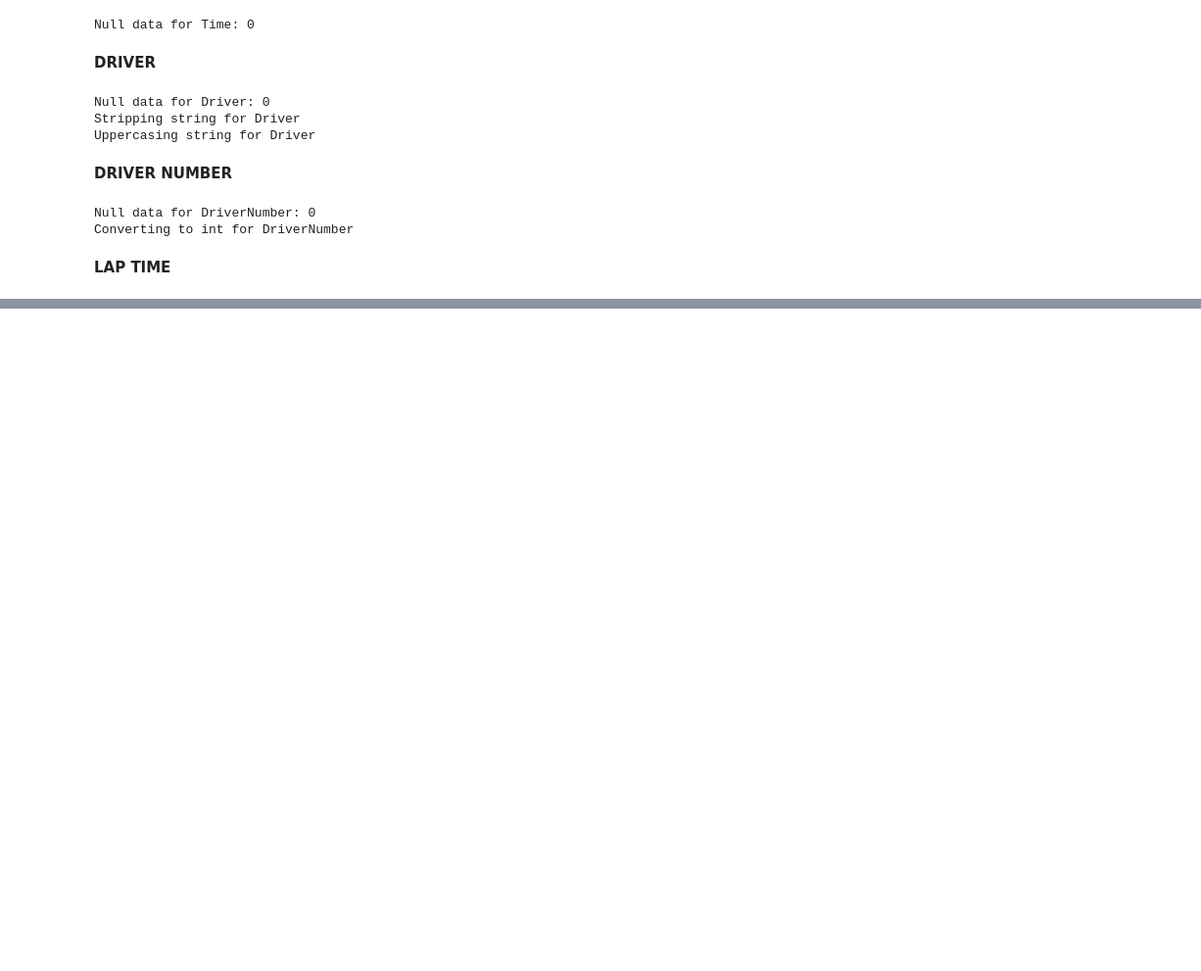
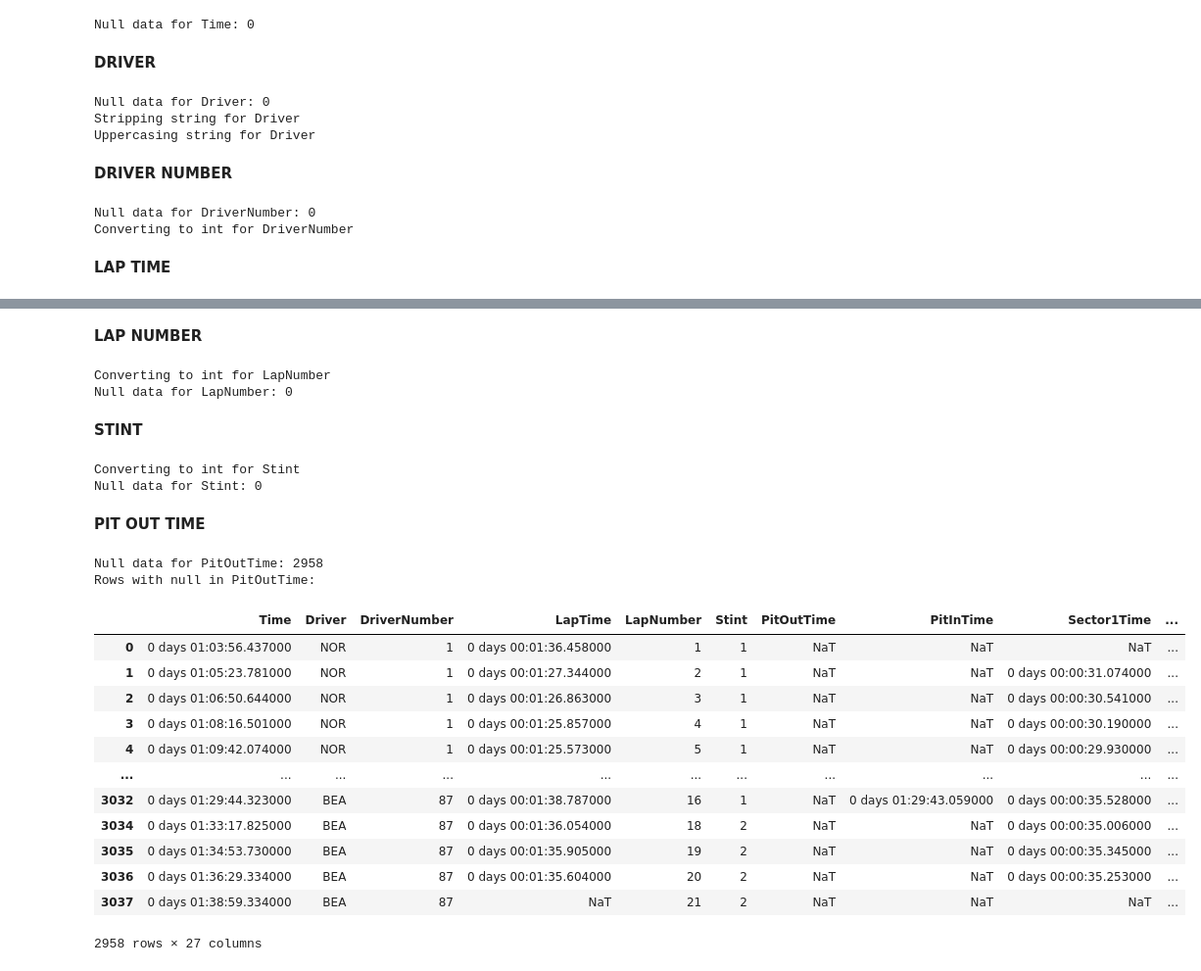
Before and after one commit to Torasputr/f1-data-engineering, a Jupyter notebook: scripts/bronze_to_silver.ipynb, the cells around one changed output, grey strips where cells are left out. Shown at 98% size. Drawn from its saved outputs; the diff is of its cells as text; code cells hidden in the pictures; blank space fills up the shorter version.

Commit message:
Silver Done

```diff
--- a/scripts/bronze_to_silver.ipynb
+++ b/scripts/bronze_to_silver.ipynb
@@ -18,7 +18,18 @@ Found 3 files
 dfs = [pd.read_parquet(f) for f in files]
 df = pd.concat(dfs, ignore_index=True)
 # %%
-df_silver = df.drop(columns=["FastF1Generated", "ingested_at_utc", "IsAccurate"])
+df_silver = df.drop(columns=[
+    "FastF1Generated",
+    "ingested_at_utc",
+    "IsAccurate",
+    "Sector1SessionTime",
+    "Sector2SessionTime",
+    "Sector3SessionTime",
+    "LapStartTime",
+    "LapStartDate",
+    "Deleted",
+    "DeletedReason"
+])
 # %%
 key_cols = ["season", "round_number", "Driver", "LapNumber"]
 dup_cnt = df_silver.duplicated(subset=key_cols).sum()
@@ -37,7 +50,7 @@ def check_null(column):
         mask = column.isna()
         if mask.any():
             print(f"Rows with null in {column.name}:")
-            display(df.loc[mask])
+            display(df_silver.loc[mask])
 def strip_string(column):
     print(f"Stripping string for {column.name}")
     column = column.str.strip()
@@ -147,0 +127,37 @@ memory usage: 765.6+ KB
+# %% [markdown]
+**LAP NUMBER**
+# %%
+df_silver["LapNumber"] = convert_to_int(df_silver["LapNumber"]).astype(int)
+check_null(df_silver["LapNumber"])
+# %% [output]
+Converting to int for LapNumber
+Null data for LapNumber: 0
+# %% [markdown]
+**STINT**
+# %%
+df_silver["Stint"] = convert_to_int(df_silver["Stint"]).astype(int)
+check_null(df_silver["Stint"])
+# %% [output]
+Converting to int for Stint
+Null data for Stint: 0
+# %% [markdown]
+**PIT OUT TIME**
+# %%
+check_null(df_silver["PitOutTime"])
+df_silver["is_pit_out_time_not_na"] = df_silver["PitOutTime"].notna()
+# %% [output]
+Null data for PitOutTime: 2958
+Rows with null in PitOutTime:
+|  | Time | Driver | DriverNumber | LapTime | LapNumber | Stint | PitOutTime | PitInTime | Sector1Time | ... |
+| 0 | 0 days 01:03:56.437000 | NOR | 1 | 0 days 00:01:36.458000 | 1 | 1 | NaT | NaT | NaT | ... |
+| 1 | 0 days 01:05:23.781000 | NOR | 1 | 0 days 00:01:27.344000 | 2 | 1 | NaT | NaT | 0 days 00:00:31.074000 | ... |
+| 2 | 0 days 01:06:50.644000 | NOR | 1 | 0 days 00:01:26.863000 | 3 | 1 | NaT | NaT | 0 days 00:00:30.541000 | ... |
+| 3 | 0 days 01:08:16.501000 | NOR | 1 | 0 days 00:01:25.857000 | 4 | 1 | NaT | NaT | 0 days 00:00:30.190000 | ... |
+| 4 | 0 days 01:09:42.074000 | NOR | 1 | 0 days 00:01:25.573000 | 5 | 1 | NaT | NaT | 0 days 00:00:29.930000 | ... |
+| ... | ... | ... | ... | ... | ... | ... | ... | ... | ... | ... |
+| 3032 | 0 days 01:29:44.323000 | BEA | 87 | 0 days 00:01:38.787000 | 16 | 1 | NaT | 0 days 01:29:43.059000 | 0 days 00:00:35.528000 | ... |
+| 3034 | 0 days 01:33:17.825000 | BEA | 87 | 0 days 00:01:36.054000 | 18 | 2 | NaT | NaT | 0 days 00:00:35.006000 | ... |
+| 3035 | 0 days 01:34:53.730000 | BEA | 87 | 0 days 00:01:35.905000 | 19 | 2 | NaT | NaT | 0 days 00:00:35.345000 | ... |
+| 3036 | 0 days 01:36:29.334000 | BEA | 87 | 0 days 00:01:35.604000 | 20 | 2 | NaT | NaT | 0 days 00:00:35.253000 | ... |
+| 3037 | 0 days 01:38:59.334000 | BEA | 87 | NaT | 21 | 2 | NaT | NaT | NaT | ... |
+2958 rows × 27 columns
```
Also changed, not shown: parts of 33 cells of this notebook, 2 other files.
